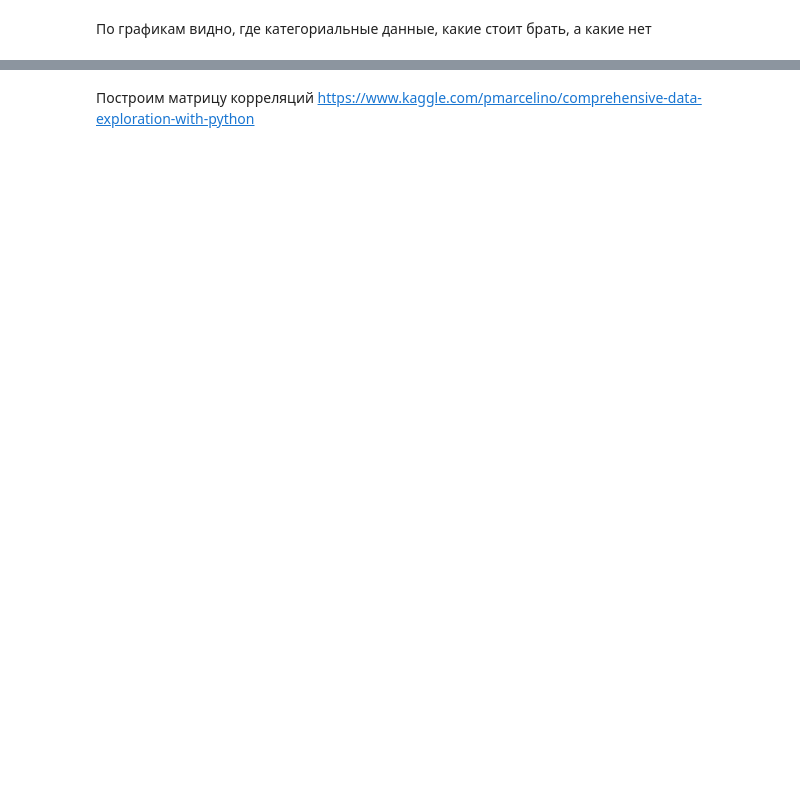
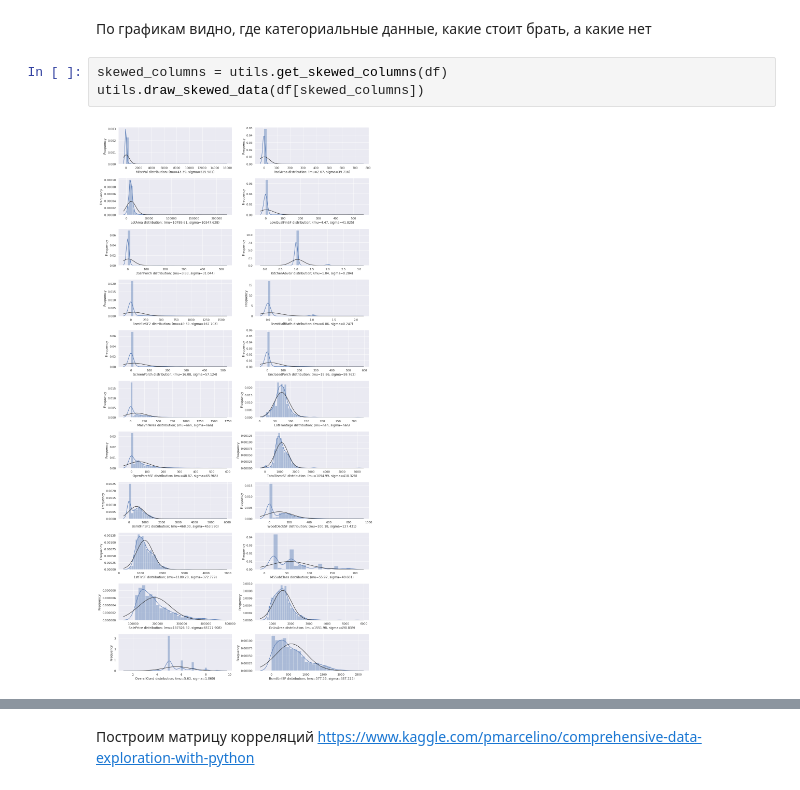
Before and after one commit to Nick1994209/ml_projects, a Jupyter notebook: kaggle/regression/house_price/1 house_price.ipynb, the cells around one changed output, grey strips where cells are left out. Saved outputs shown, nothing was run; the diff lists cells and outputs as text; blank space fills up the shorter version.

Commit message:
add transform skewed data for kaggle house regression

```diff
--- a/kaggle/regression/house_price/1 house_price.ipynb
+++ b/kaggle/regression/house_price/1 house_price.ipynb
@@ -114,2 +76,7 @@ utils.draw_relation_columns_to_target(df, target_column, columns=all_columns[70:
 # %% [markdown]
 По графикам видно, где категориальные данные, какие стоит брать, а какие нет
+# %%
+skewed_columns = utils.get_skewed_columns(df)
+utils.draw_skewed_data(df[skewed_columns])
+# %% [output]
+[figure, added]
```
Also changed, not shown: parts of 32 cells of this notebook, 4 other files.
